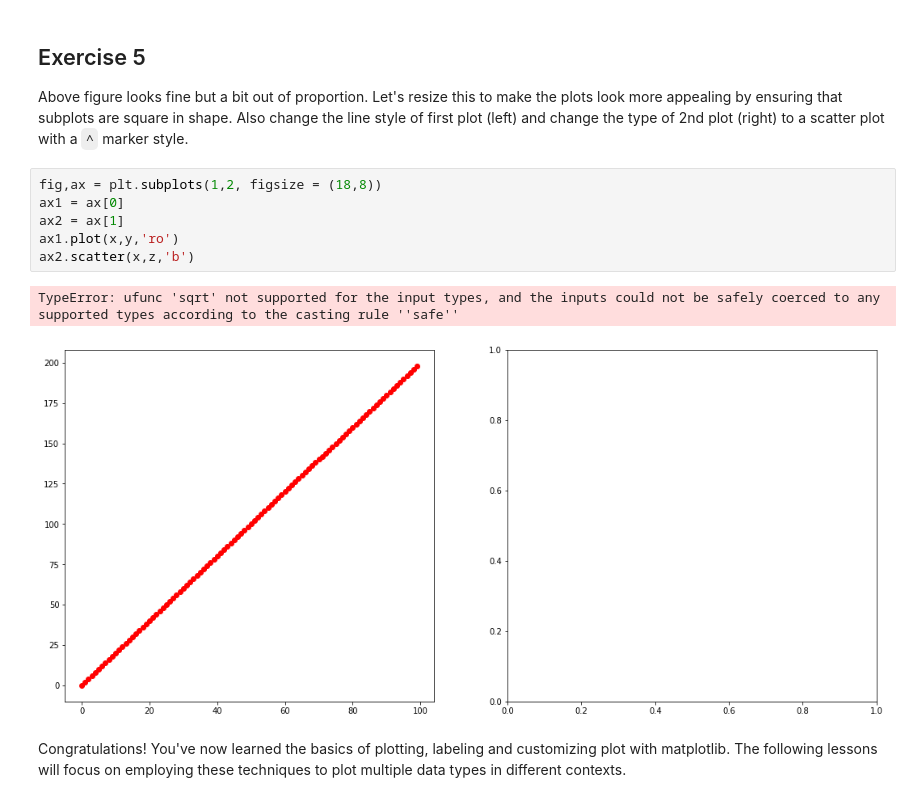
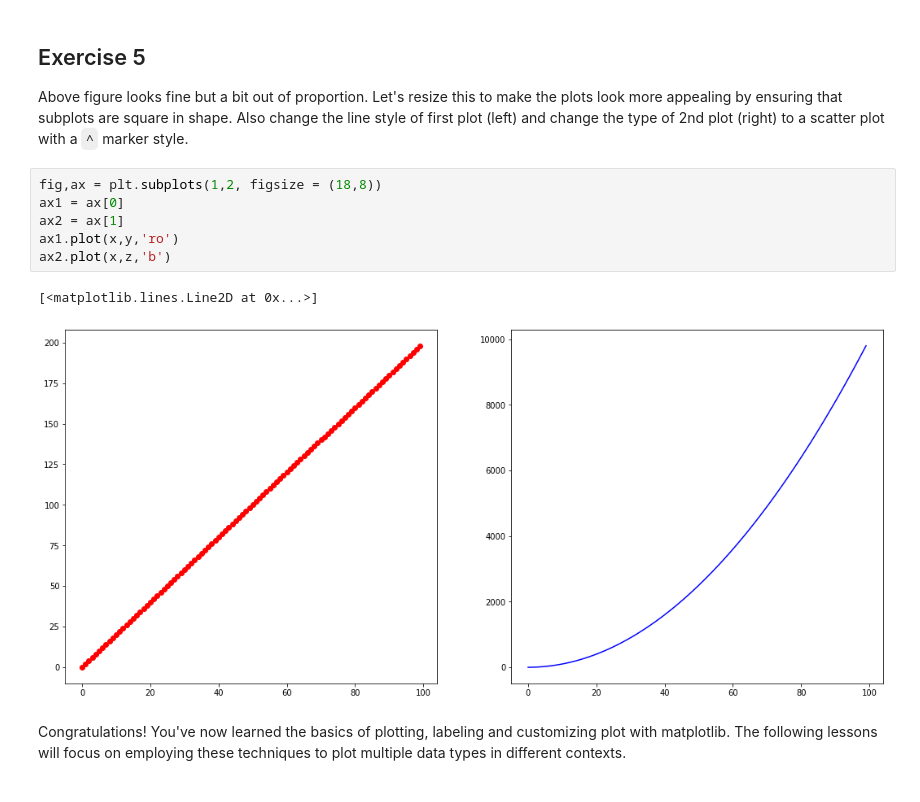
Before and after one commit to rmei97/dsc-more-practice-with-matplotlib-lab-nyc-ds-033020, a Jupyter notebook: index.ipynb, the cells around one changed output. Drawn from its saved outputs; the diff is of its cells as text.

```diff
--- a/index.ipynb
+++ b/index.ipynb
@@ -133,12 +133,12 @@ Above figure looks fine but a bit out of proportion. Let's resize this to make t
 # %%
 fig,ax = plt.subplots(1,2, figsize = (18,8))
 ax1 = ax[0]
 ax2 = ax[1]
 ax1.plot(x,y,'ro')
-ax2.scatter(x,z,'b')
+ax2.plot(x,z,'b')
 # %% [output]
-TypeError: ufunc 'sqrt' not supported for the input types, and the inputs could not be safely coerced to any supported types according to the casting rule ''safe''
+[<matplotlib.lines.Line2D at 0x...>]
-[figure, old version]
+[figure, new version]
 # %% [markdown]
 Congratulations! You've now learned the basics of plotting, labeling and customizing plot with matplotlib. The following lessons will focus on employing these techniques to plot multiple data types in different contexts.
 # %% [markdown]
```
